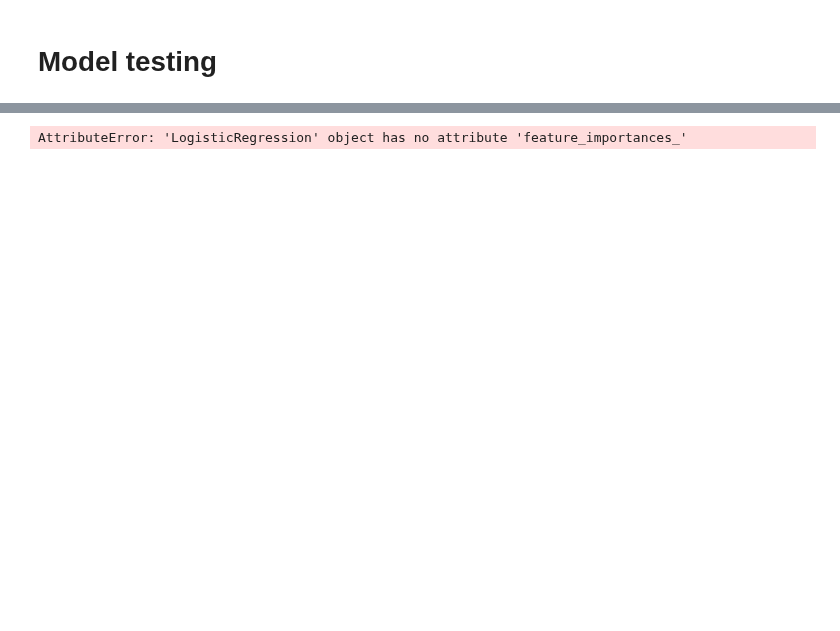
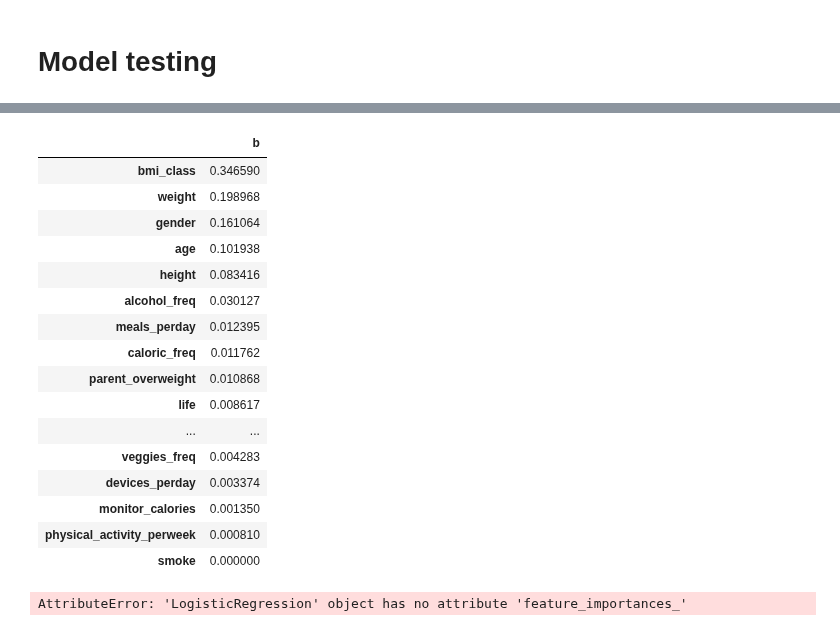
Before and after one commit to 0xMarc0s/IMS_ML_project, a Jupyter notebook: Preliminary Notebooks/preprocessing.ipynb, the cells around one changed output, grey strips where cells are left out. Cells and saved outputs as stored; diff of their text form; code cells hidden in the pictures; blank space fills up the shorter version.

```diff
--- a/Preliminary Notebooks/preprocessing.ipynb
+++ b/Preliminary Notebooks/preprocessing.ipynb
@@ -443,3 +618,29 @@ run(DecisionTreeClassifier(), X, y)
+# %%
+A = np.array([0.10193846, 0.03012724, 0.01176187, 0.00337386, 0.00445542,
+        0.1610644 , 0.08341583, 0.01239505, 0.00134955, 0.01086837,
+        0.00080973, 0.00495463, 0.        , 0.00766767, 0.00428283,
+        0.00735991, 0.19896782, 0.34659038, 0.00861699])
+
+
+pd.DataFrame(A, index=X_train.columns, columns=["b"]).sort_values(by="b",ascending=False).style.bar()
+# %% [output]
+|  | b |
+| bmi_class | 0.346590 |
+| weight | 0.198968 |
+| gender | 0.161064 |
+| age | 0.101938 |
+| height | 0.083416 |
+| alcohol_freq | 0.030127 |
+| meals_perday | 0.012395 |
+| caloric_freq | 0.011762 |
+| parent_overweight | 0.010868 |
+| life | 0.008617 |
+| ... | ... |
+| veggies_freq | 0.004283 |
+| devices_perday | 0.003374 |
+| monitor_calories | 0.001350 |
+| physical_activity_perweek | 0.000810 |
+| smoke | 0.000000 |
 # %%
 run(LogisticRegression(solver="liblinear"), X, y)
 # %% [output]
```
Also changed, not shown: parts of 22 cells of this notebook, 1 other file.
